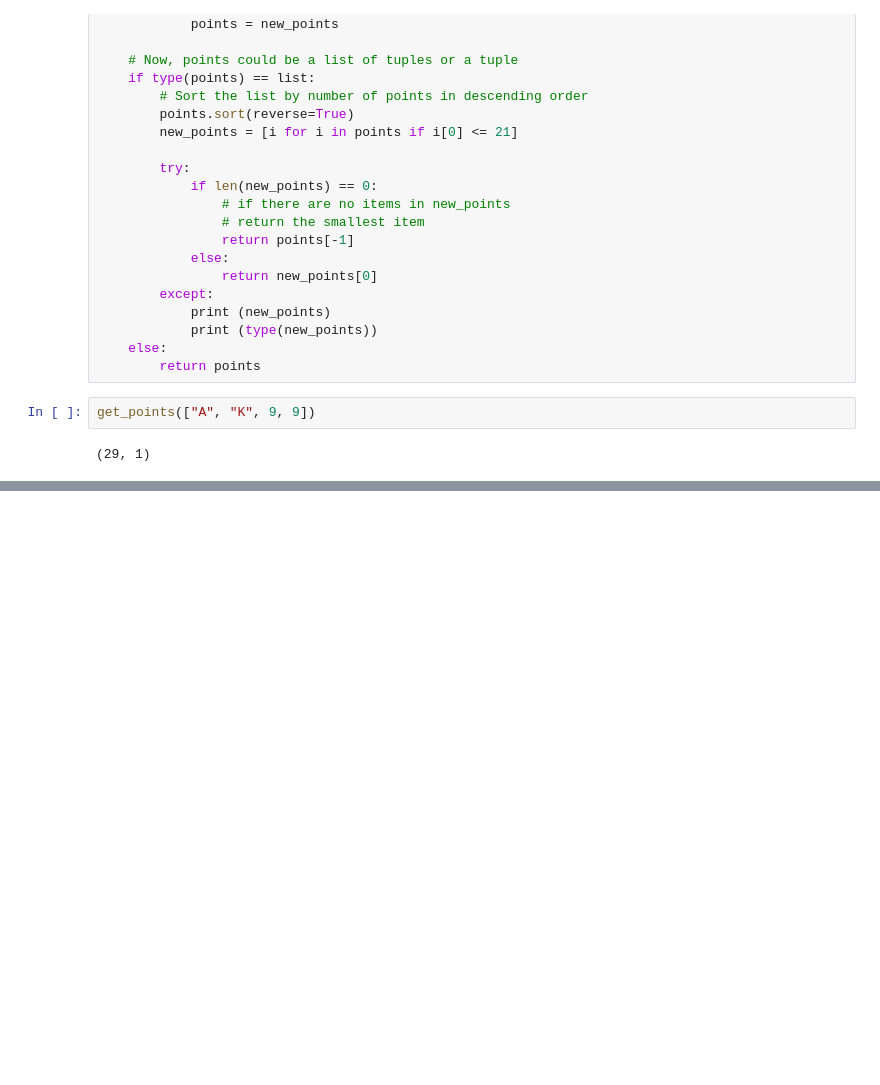
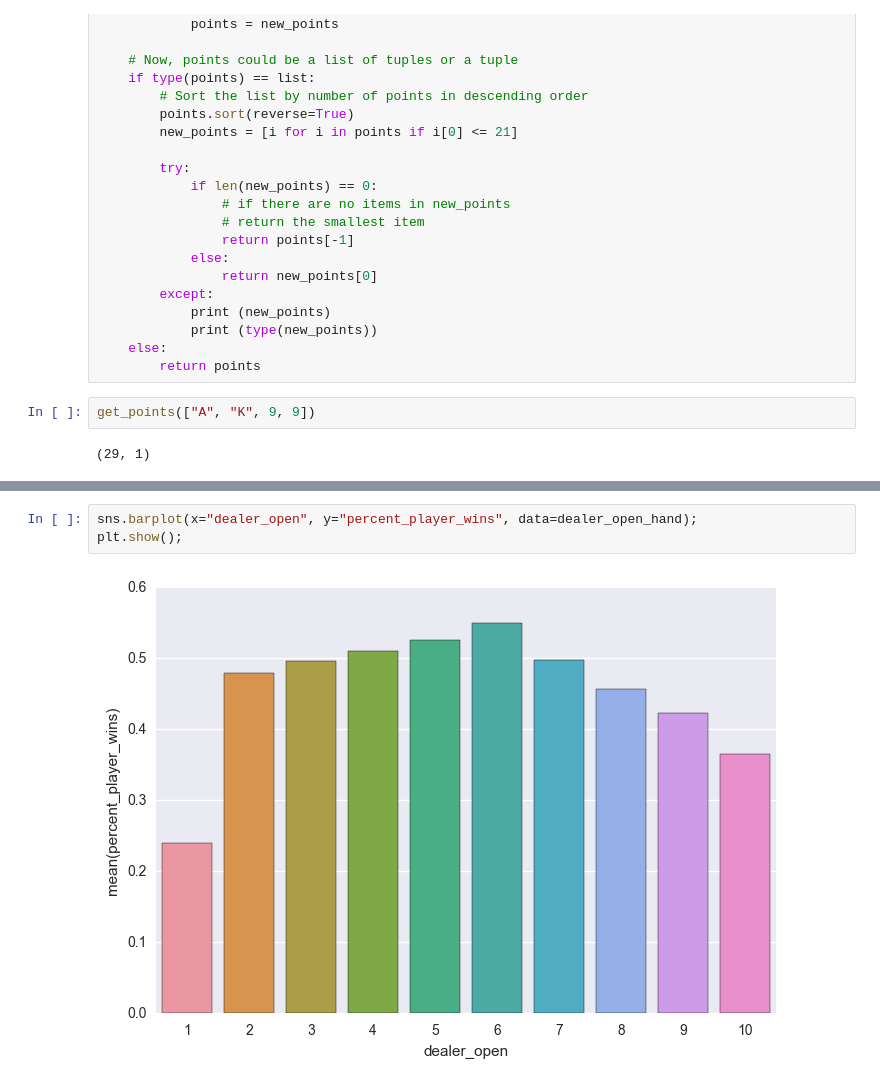
Before and after one commit to jocelyn-ong/data-science-projects, a Jupyter notebook: others/black-jack-simulation.ipynb, the cells around one changed output, grey strips where cells are left out. Drawn from its saved outputs; the diff is of its cells as text; blank space fills up the shorter version.

```diff
--- a/others/black-jack-simulation.ipynb
+++ b/others/black-jack-simulation.ipynb
@@ -265,0 +317,5 @@ player_hands.head()
+# %%
+sns.barplot(x="dealer_open", y="percent_player_wins", data=dealer_open_hand);
+plt.show();
+# %% [output]
+[figure, added]
```
Also changed, not shown: parts of 26 cells of this notebook, 1 other file.
